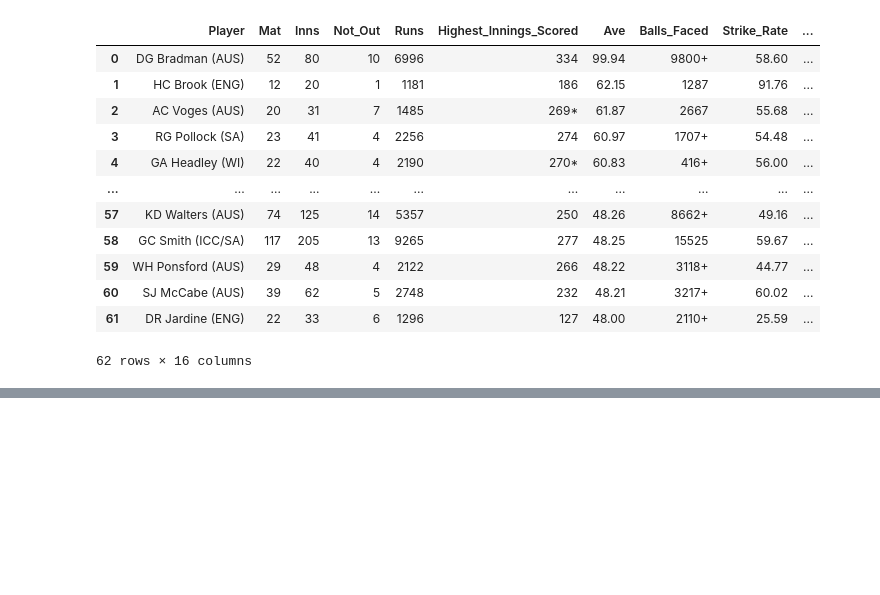
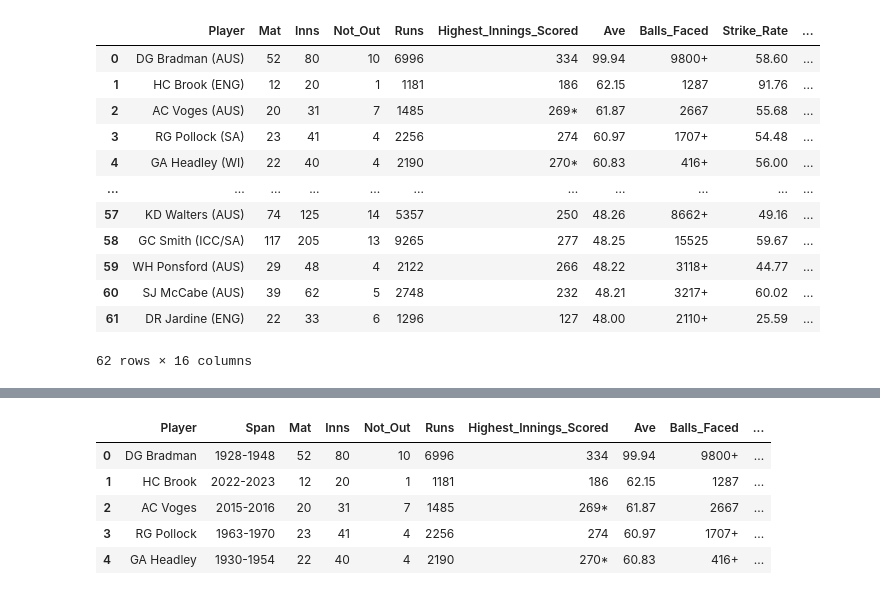
Before and after one commit to adarshkhub/Data-Cleaning-Practice, a Jupyter notebook: Cricket Data Cleaning.ipynb, the cells around one changed output, grey strips where cells are left out. Cells and saved outputs as stored; diff of their text form; code cells hidden in the pictures; blank space fills up the shorter version.

```diff
--- a/Cricket Data Cleaning.ipynb
+++ b/Cricket Data Cleaning.ipynb
@@ -104,3 +104,8 @@ df.drop('Span', axis = 1)
 | 60 | SJ McCabe (AUS) | 39 | 62 | 5 | 2748 | 232 | 48.21 | 3217+ | 60.02 | ... |
 | 61 | DR Jardine (ENG) | 22 | 33 | 6 | 1296 | 127 | 48.00 | 2110+ | 25.59 | ... |
 62 rows × 16 columns
+# %%
+# Split up the country from the player
+df['Country'] = df['Player'].str.split(pat = "(").str[1]
+
+#df['Player'].str.split(pat = "(").str[0]
@@ -106,0 +121,2 @@ df.drop('Span', axis = 1)
+# %%
+df['Country'] = df['Country'].str.split(pat = ")").str[0]
@@ -106,0 +132,12 @@ df.drop('Span', axis = 1)
+# %%
+# show the player column without the country
+df['Player'] = df['Player'].str.split(pat = "(").str[0]
+# %%
+df.head()
+# %% [output]
+|  | Player | Span | Mat | Inns | Not_Out | Runs | Highest_Innings_Scored | Ave | Balls_Faced | ... |
+| 0 | DG Bradman | 1928-1948 | 52 | 80 | 10 | 6996 | 334 | 99.94 | 9800+ | ... |
+| 1 | HC Brook | 2022-2023 | 12 | 20 | 1 | 1181 | 186 | 62.15 | 1287 | ... |
+| 2 | AC Voges | 2015-2016 | 20 | 31 | 7 | 1485 | 269* | 61.87 | 2667 | ... |
+| 3 | RG Pollock | 1963-1970 | 23 | 41 | 4 | 2256 | 274 | 60.97 | 1707+ | ... |
+| 4 | GA Headley | 1930-1954 | 22 | 40 | 4 | 2190 | 270* | 60.83 | 416+ | ... |
```
Also changed, not shown: parts of 8 cells of this notebook.
